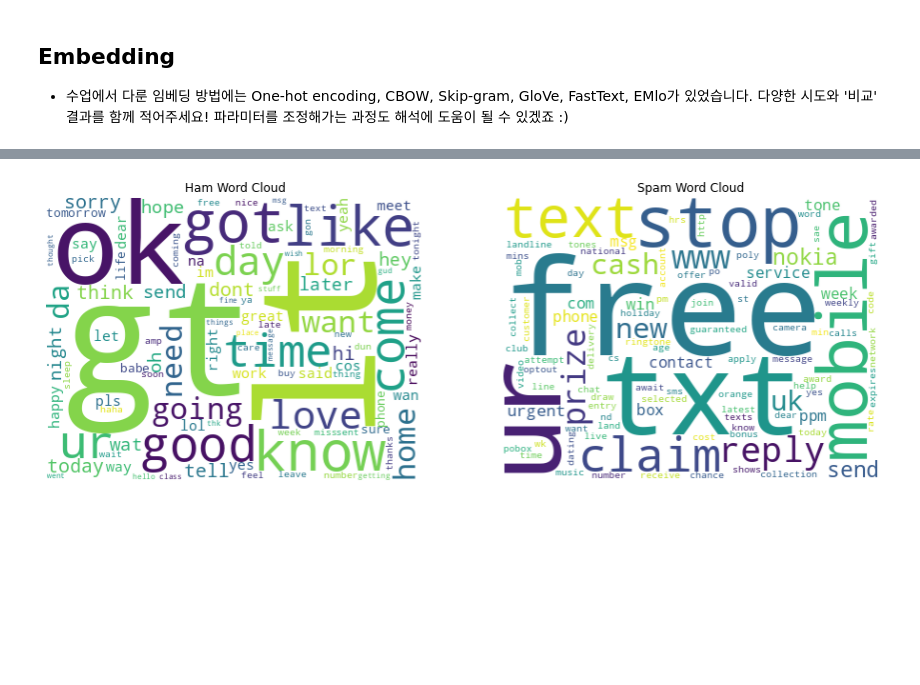
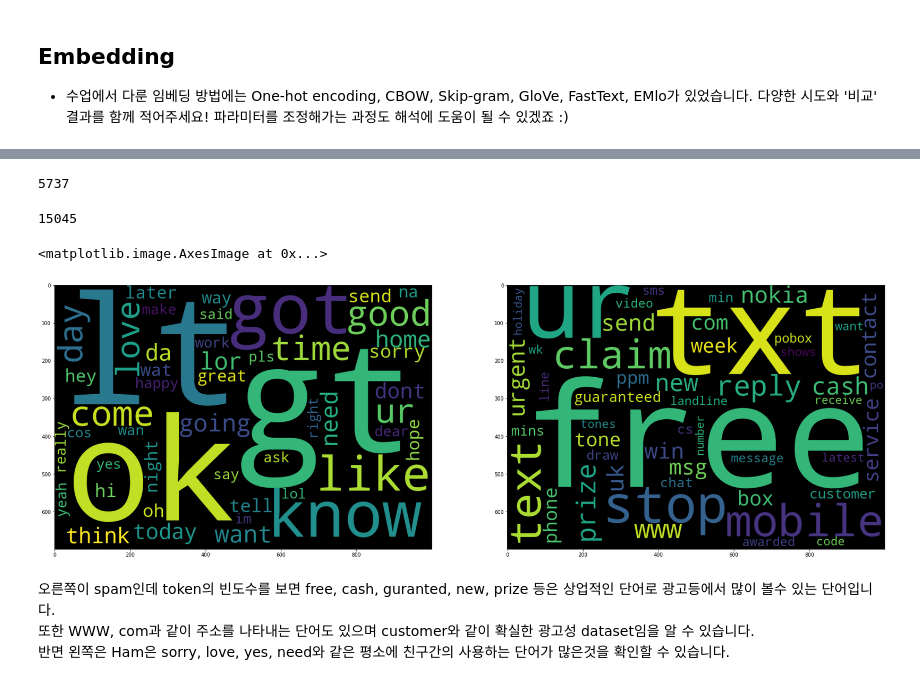
Before and after one commit to hyeok-jong/tobigs17, a Jupyter notebook: week7/NLP/week7_nlp_basic_assignment.ipynb, the cells around one changed output, grey strips where cells are left out. Cells and saved outputs as stored; diff of their text form; code cells hidden in the pictures; blank space fills up the shorter version.

```diff
--- a/week7/NLP/week7_nlp_basic_assignment.ipynb
+++ b/week7/NLP/week7_nlp_basic_assignment.ipynb
@@ -20,8 +21,8 @@ from wordcloud import WordCloud
 # %%
 import os
 
-path = '/home/user1/hyeokjong/NLP/assi/spam.csv'  # Path to corpus
-spam = pd.read_csv('/home/user1/hyeokjong/NLP/assi/spam.csv')
+path = '/home/mskang/hyeokjong/assignment/NLP/assi/spam.csv'  # Path to corpus
+spam = pd.read_csv(path)
 # %%
 spam.shape
 # %% [output]
@@ -197,4 +187,14 @@ tdm_spam = cv2.fit_transform(tokens_spam)
+# %%
+# spam / ham별로 count tokens
+cnt_spam = CountVectorizer(max_features= 300, stop_words = 'english', lowercase= False)
+cnt_ham = CountVectorizer(max_features= 300, stop_words = 'english', lowercase= False)
+
+corpus_spam = sum(spam[spam.v1 == 1]['v2'], [])
+corpus_ham = sum(spam[spam.v1 == 0]['v2'], [])
+
+cnt_spam_t = cnt_spam.fit_transform(corpus_spam)
+cnt_ham_t = cnt_ham.fit_transform(corpus_ham)
 # %%
-word_counts_ham = pd.DataFrame({'words' : cv1.get_feature_names(),'counts' : tdm_ham.sum(axis = 0).flat})
-word_counts_spam = pd.DataFrame({'words' : cv2.get_feature_names(),'counts' : tdm_spam.sum(axis = 0).flat})
+word_count_spam = pd.DataFrame( {'words' : cnt_spam.get_feature_names(),'counts' : cnt_spam_t.sum(axis = 0).flat} )
+word_count_ham = pd.DataFrame( {'words' : cnt_ham.get_feature_names(),'counts' : cnt_ham_t.sum(axis = 0).flat} )
 # %%
@@ -232,18 +260,34 @@ word_counts_spam.sort_values('counts', ascending = False)
+# %%
+(word_count_spam.counts).sum()
+# %% [output]
+5737
+# %%
+(word_count_ham.counts).sum()
+# %% [output]
+15045
+# %%
+# WordCloud로 cnt 시각화하기
+wc = WordCloud(background_color='black', max_words=50, width = 1000, height = 700)
 # %%
+# cnt와 token만 묶어 넣어주고 plot!
 
-plt.figure(figsize=(15,10))
+plt.figure(figsize=(30,20))
+
+
 plt.subplot(1,2,1)
-plt.title('Ham Word Cloud')
-count_dic = dict(zip(word_counts_ham['words'], word_counts_ham['counts']))
+count_dic = dict(zip(word_count_ham['words'], word_count_ham['counts']))
 cloud = wc.generate_from_frequencies(count_dic)
-plt.axis('off')
 plt.imshow(cloud)
+
+
 plt.subplot(1,2,2)
-plt.title('Spam Word Cloud')
-count_dic = dict(zip(word_counts_spam['words'], word_counts_spam['counts']))
+count_dic = dict(zip(word_count_spam['words'], word_count_spam['counts']))
 cloud = wc.generate_from_frequencies(count_dic)
-plt.axis('off')
 plt.imshow(cloud)
-plt.show()
 # %% [output]
+<matplotlib.image.AxesImage at 0x...>
-[figure, old version]
+[figure, new version]
+# %% [markdown]
+오른쪽이 spam인데 token의 빈도수를 보면 free, cash, guranted, new, prize 등은 상업적인 단어로 광고등에서 많이 볼수 있는 단어입니다.
+또한 WWW, com과 같이 주소를 나타내는 단어도 있으며 customer와 같이 확실한 광고성 dataset임을 알 수 있습니다.
+반면 왼쪽은 Ham은 sorry, love, yes, need와 같은 평소에 친구간의 사용하는 단어가 많은것을 확인할 수 있습니다.
```
Also changed, not shown: parts of 43 cells of this notebook.
